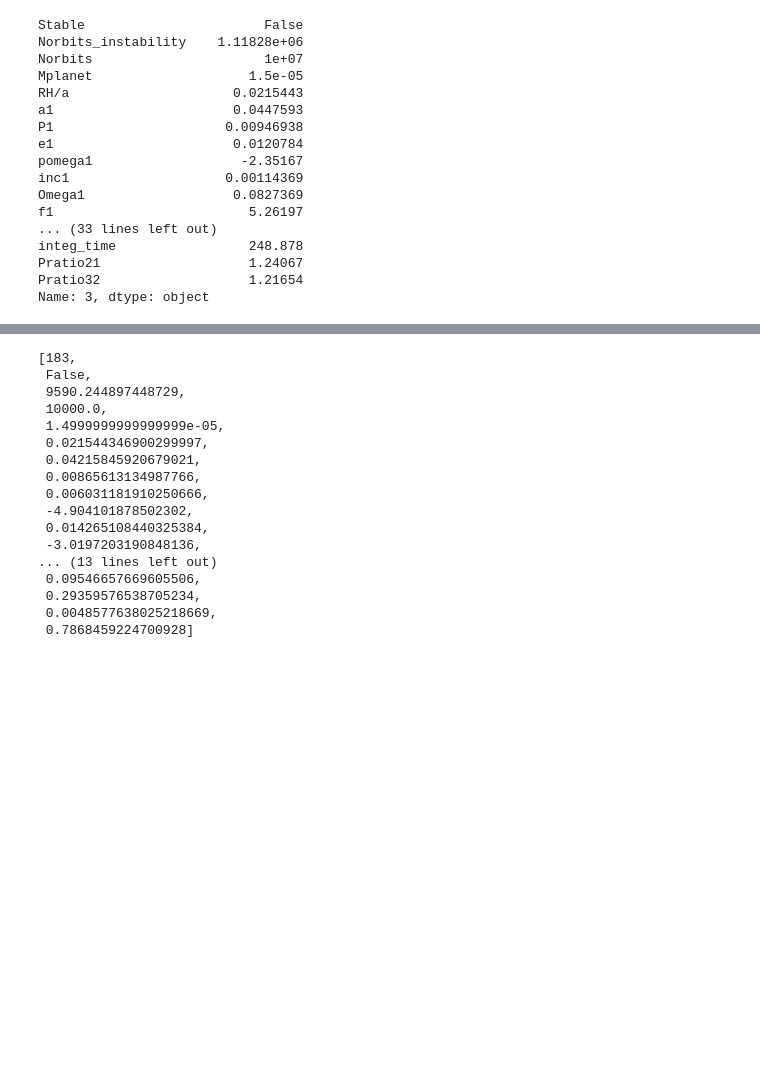
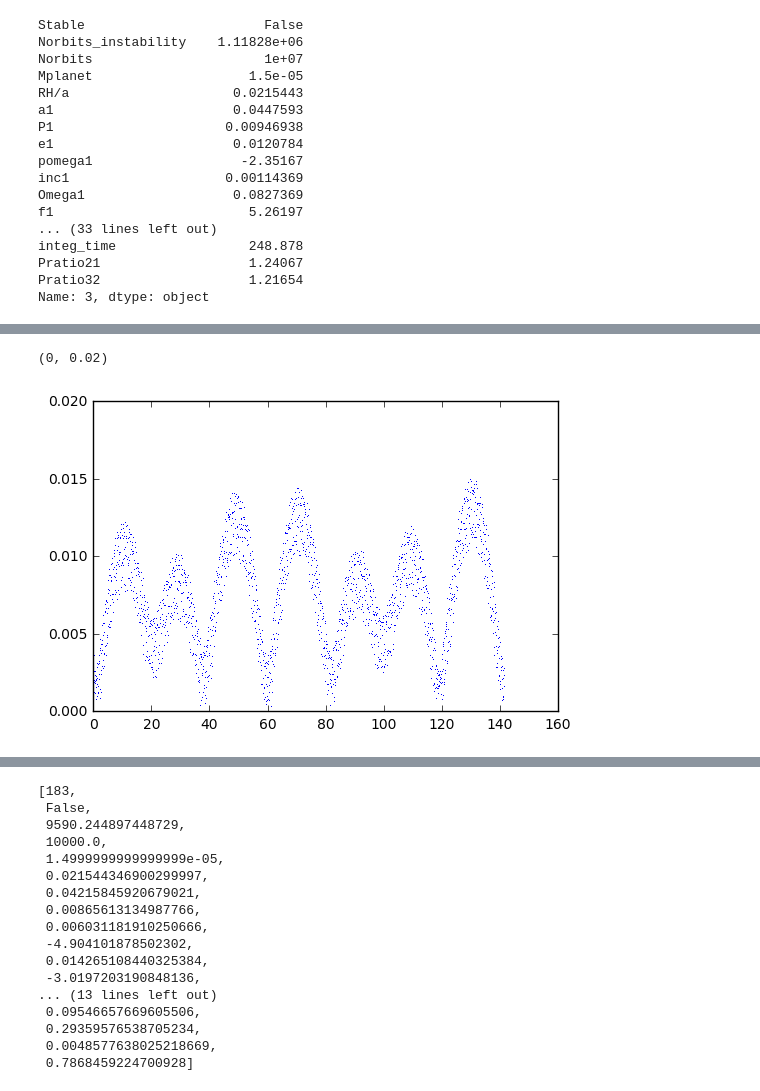
Before and after one commit to dtamayo/Stability, a Jupyter notebook: GenData/FeaturesFromShortRuns.ipynb, the cells around one changed output, grey strips where cells are left out. Drawn from its saved outputs; the diff is of its cells as text; code cells hidden in the pictures; blank space fills up the shorter version.

```diff
--- a/GenData/FeaturesFromShortRuns.ipynb
+++ b/GenData/FeaturesFromShortRuns.ipynb
@@ -167,0 +182,10 @@ run.head()
+# %%
+%matplotlib inline
+import matplotlib.pyplot as plt
+
+fig, ax = plt.subplots()
+ax.plot(run['Time'], run['e3'], ',')
+ax.set_ylim([0,0.02])
+# %% [output]
+(0, 0.02)
+[figure, added]
```
Also changed, not shown: parts of 6 cells of this notebook, 5 other files.
